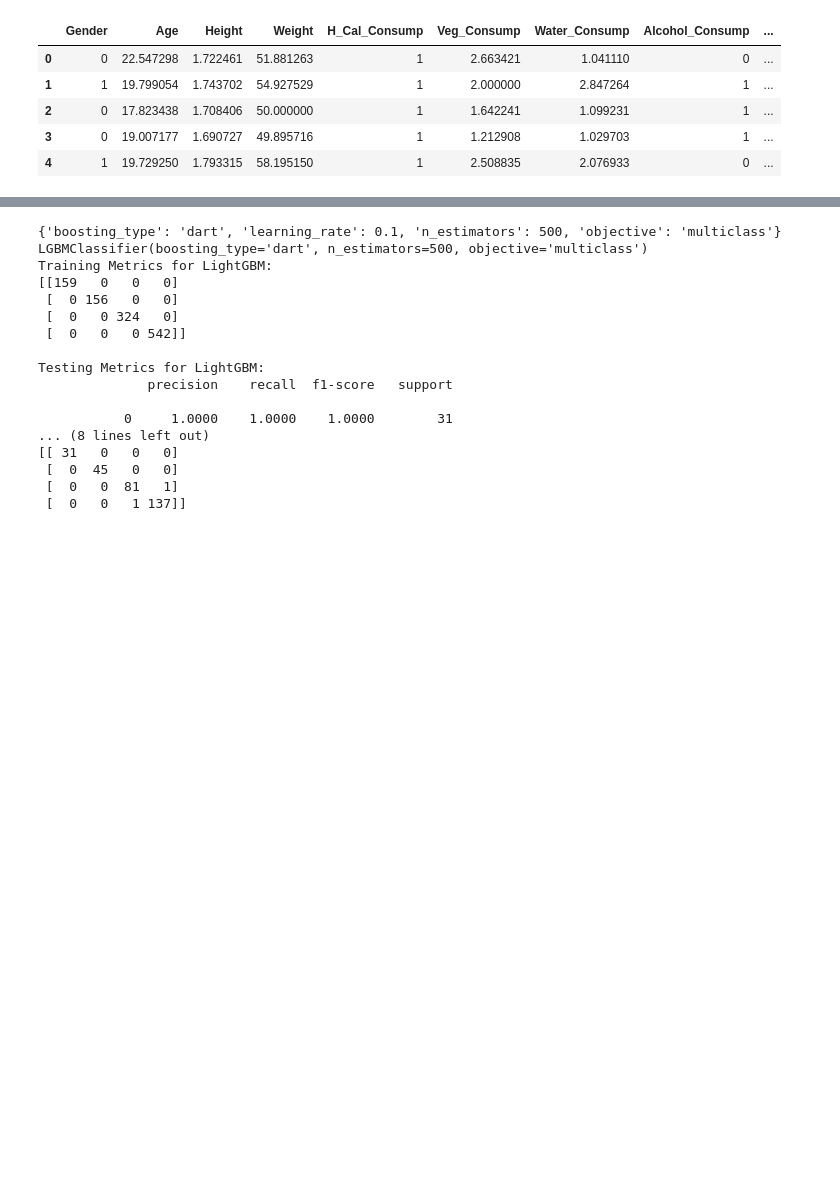
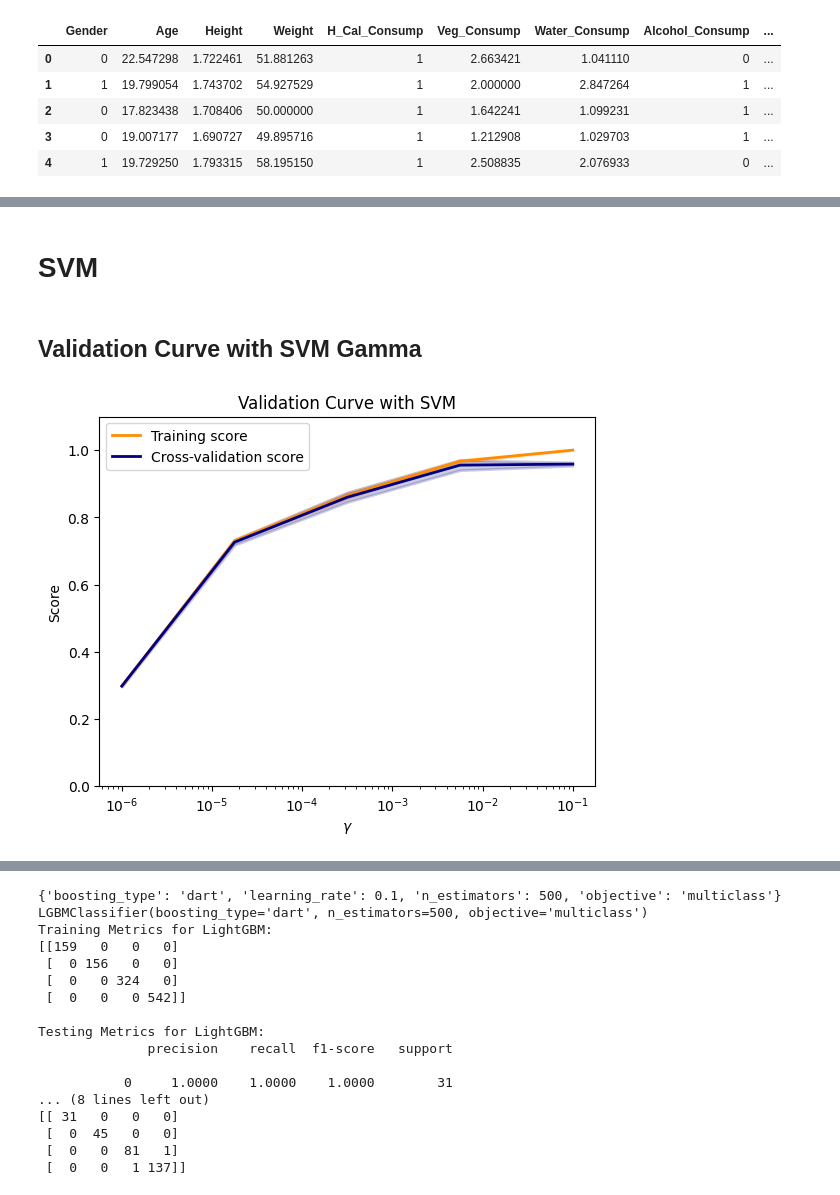
Before and after one commit to abeerhbadr/ML_Project-Body_Level_Classification, a Jupyter notebook: Models_CV/model_selection.ipynb, the cells around one changed output, grey strips where cells are left out. Drawn from its saved outputs; the diff is of its cells as text; code cells hidden in the pictures; blank space fills up the shorter version.

```diff
--- a/Models_CV/model_selection.ipynb
+++ b/Models_CV/model_selection.ipynb
@@ -84,0 +113,54 @@ mkdir: cannot create directory ‘Results/’: File exists
+# %% [markdown]
+# SVM
+# %% [markdown]
+## Validation Curve with SVM Gamma
+# %%
+
+from sklearn.model_selection import validation_curve
+
+param_range = np.logspace(-6, -1, 5)
+train_scores, test_scores = validation_curve(
+    SVC(),
+    X_train,
+    y_train,
+    param_name="gamma",
+    param_range=param_range,
+    scoring="f1_weighted",
+    n_jobs=2,
+)
+train_scores_mean = np.mean(train_scores, axis=1)
+train_scores_std = np.std(train_scores, axis=1)
+test_scores_mean = np.mean(test_scores, axis=1)
+test_scores_std = np.std(test_scores, axis=1)
+
+plt.title("Validation Curve with SVM")
+plt.xlabel(r"$\gamma$")
+plt.ylabel("Score")
+plt.ylim(0.0, 1.1)
+lw = 2
+plt.semilogx(
+    param_range, train_scores_mean, label="Training score", color="darkorange", lw=lw
+)
+plt.fill_between(
+    param_range,
+    train_scores_mean - train_scores_std,
+    train_scores_mean + train_scores_std,
+    alpha=0.2,
+    color="darkorange",
+    lw=lw,
+)
+plt.semilogx(
+    param_range, test_scores_mean, label="Cross-validation score", color="navy", lw=lw
+)
+plt.fill_between(
+    param_range,
+    test_scores_mean - test_scores_std,
+    test_scores_mean + test_scores_std,
+    alpha=0.2,
+    color="navy",
+    lw=lw,
+)
+plt.legend(loc="best")
+plt.show()
+# %% [output]
+[figure, added]
```
Also changed, not shown: parts of 16 cells of this notebook, 3 other files.
